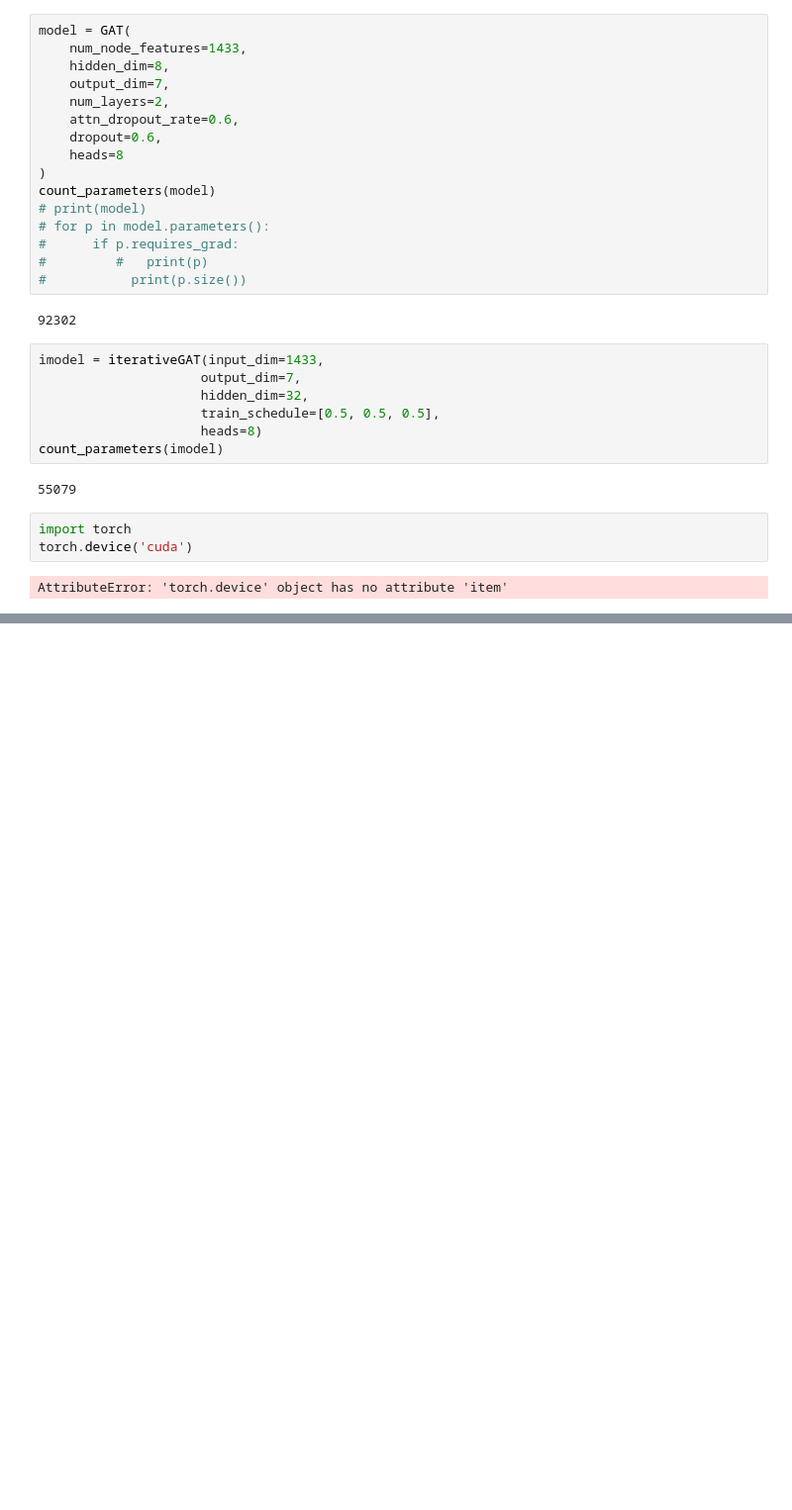
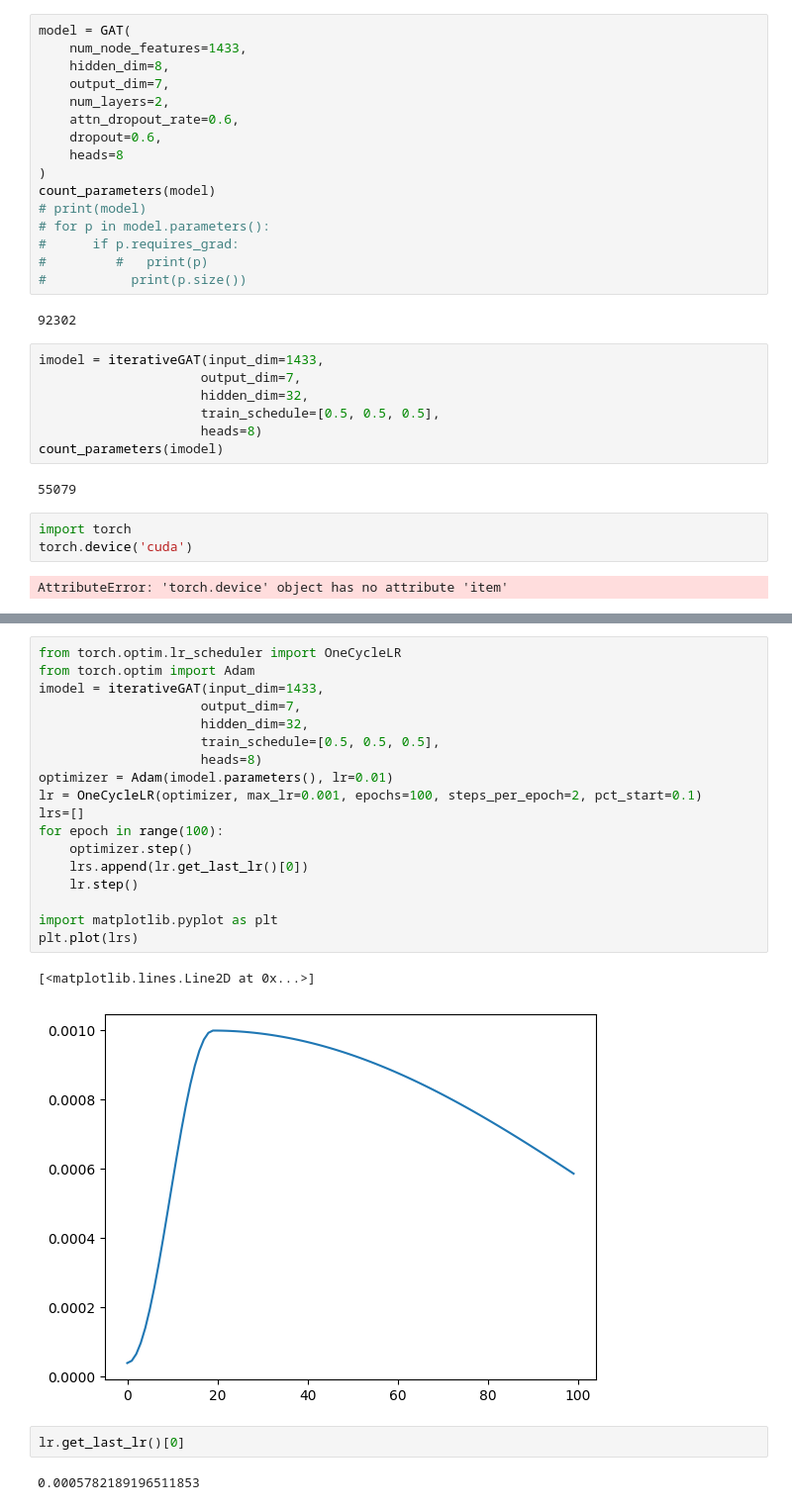
Before and after one commit to SizhuangHe/IterativeMethods, a Jupyter notebook: GCNexperiments/notebooks/play.ipynb, the cells around one changed output, grey strips where cells are left out. Shown at 99% size. Cells and saved outputs as stored; diff of their text form; blank space fills up the shorter version.

```diff
--- a/GCNexperiments/notebooks/play.ipynb
+++ b/GCNexperiments/notebooks/play.ipynb
@@ -207,0 +229,25 @@ AttributeError: 'torch.device' object has no attribute 'item'
+# %%
+from torch.optim.lr_scheduler import OneCycleLR
+from torch.optim import Adam
+imodel = iterativeGAT(input_dim=1433,
+                     output_dim=7,
+                     hidden_dim=32,
+                     train_schedule=[0.5, 0.5, 0.5],
+                     heads=8)
+optimizer = Adam(imodel.parameters(), lr=0.01)
+lr = OneCycleLR(optimizer, max_lr=0.001, epochs=100, steps_per_epoch=2, pct_start=0.1)
+lrs=[]
+for epoch in range(100):
+    optimizer.step()
+    lrs.append(lr.get_last_lr()[0])
+    lr.step()
+
+import matplotlib.pyplot as plt
+plt.plot(lrs)
+# %% [output]
+[<matplotlib.lines.Line2D at 0x...>]
+[figure, added]
+# %%
+lr.get_last_lr()[0]
+# %% [output]
+0.0005782189196511853
```
Also changed, not shown: parts of 3 cells of this notebook, 41 other files.
